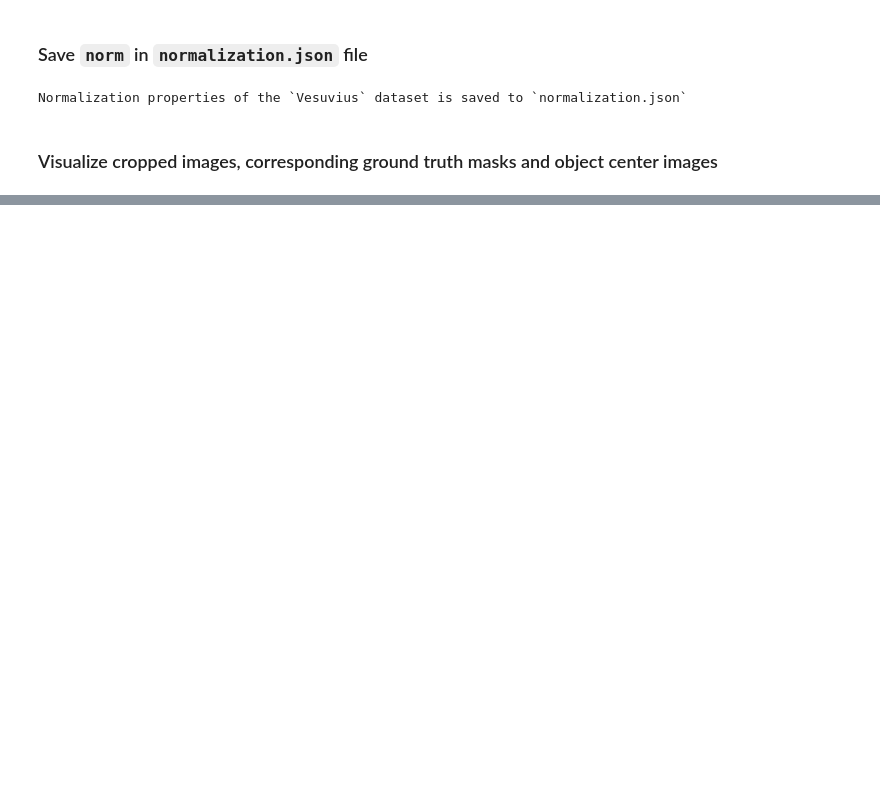
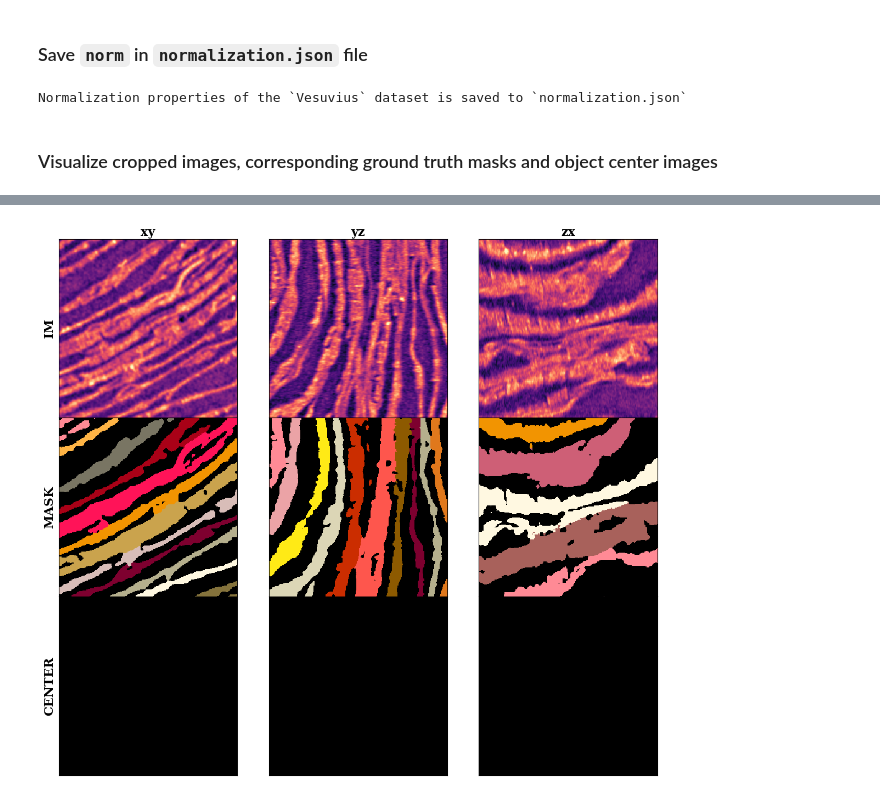
Before and after one commit to JamesDarby345/VesuviusEmbedSeg, a Jupyter notebook: examples/3d/VesuviusScrolls/01-data.ipynb, the cells around one changed output, grey strips where cells are left out. Cells and saved outputs as stored; diff of their text form; code cells hidden in the pictures; blank space fills up the shorter version.

```diff
--- a/examples/3d/VesuviusScrolls/01-data.ipynb
+++ b/examples/3d/VesuviusScrolls/01-data.ipynb
@@ -234,0 +237,7 @@ visualize_crop_3d(data_dir=crops_dir, project_name=project_name, train_val_dir='
+# %%
+new_cmap = np.load('../../../cmaps/cmap_60.npy')
+new_cmap = ListedColormap(new_cmap) # new_cmap = 'magma' would also work!
+visualize_crop_3d(data_dir=crops_dir, project_name=project_name, train_val_dir='train', center=center,
+                  new_cmp=new_cmap, anisotropy=anisotropy_factor)
+# %% [output]
+[figure, added]
```
Also changed, not shown: parts of 4 cells of this notebook, 9 other files.
